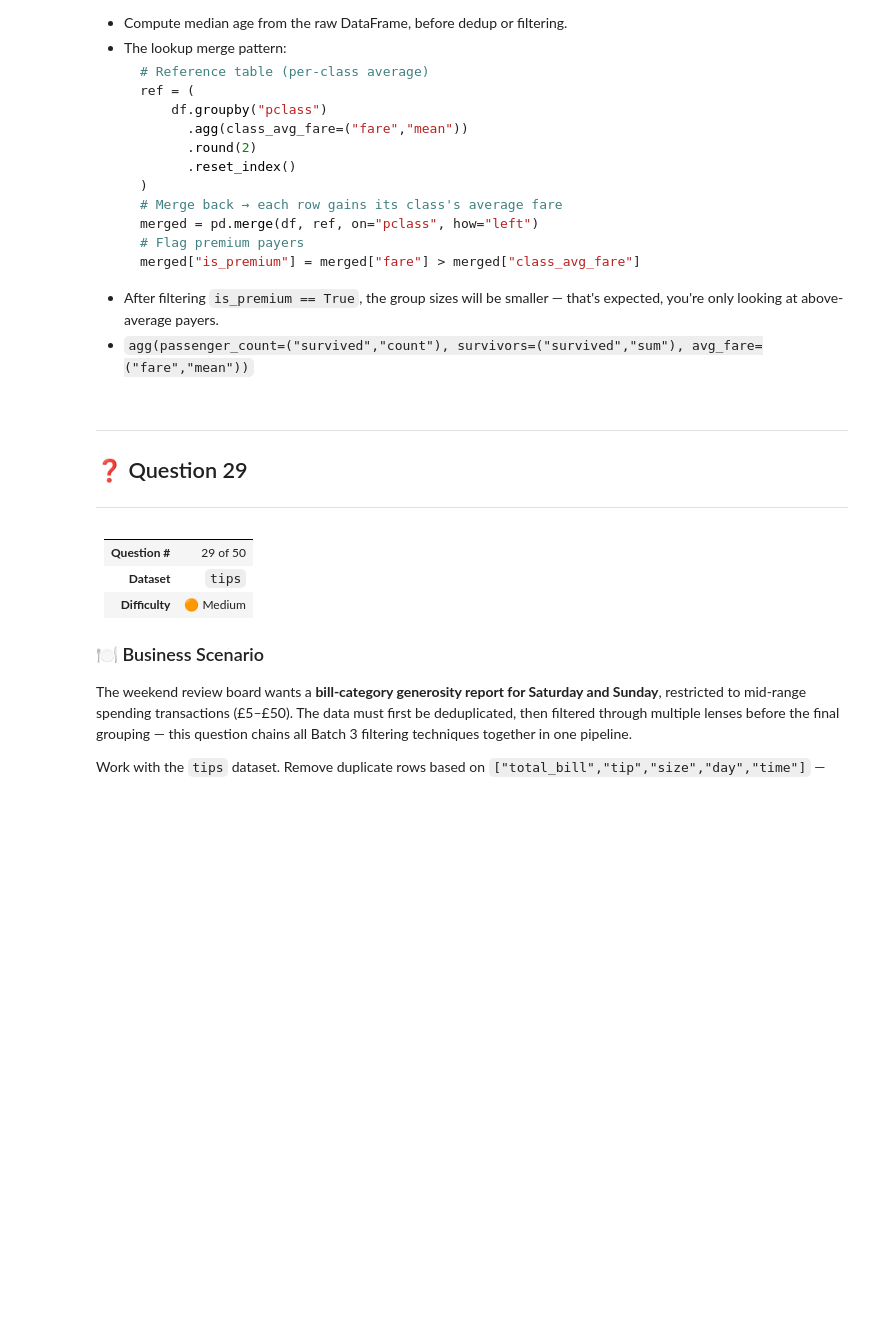
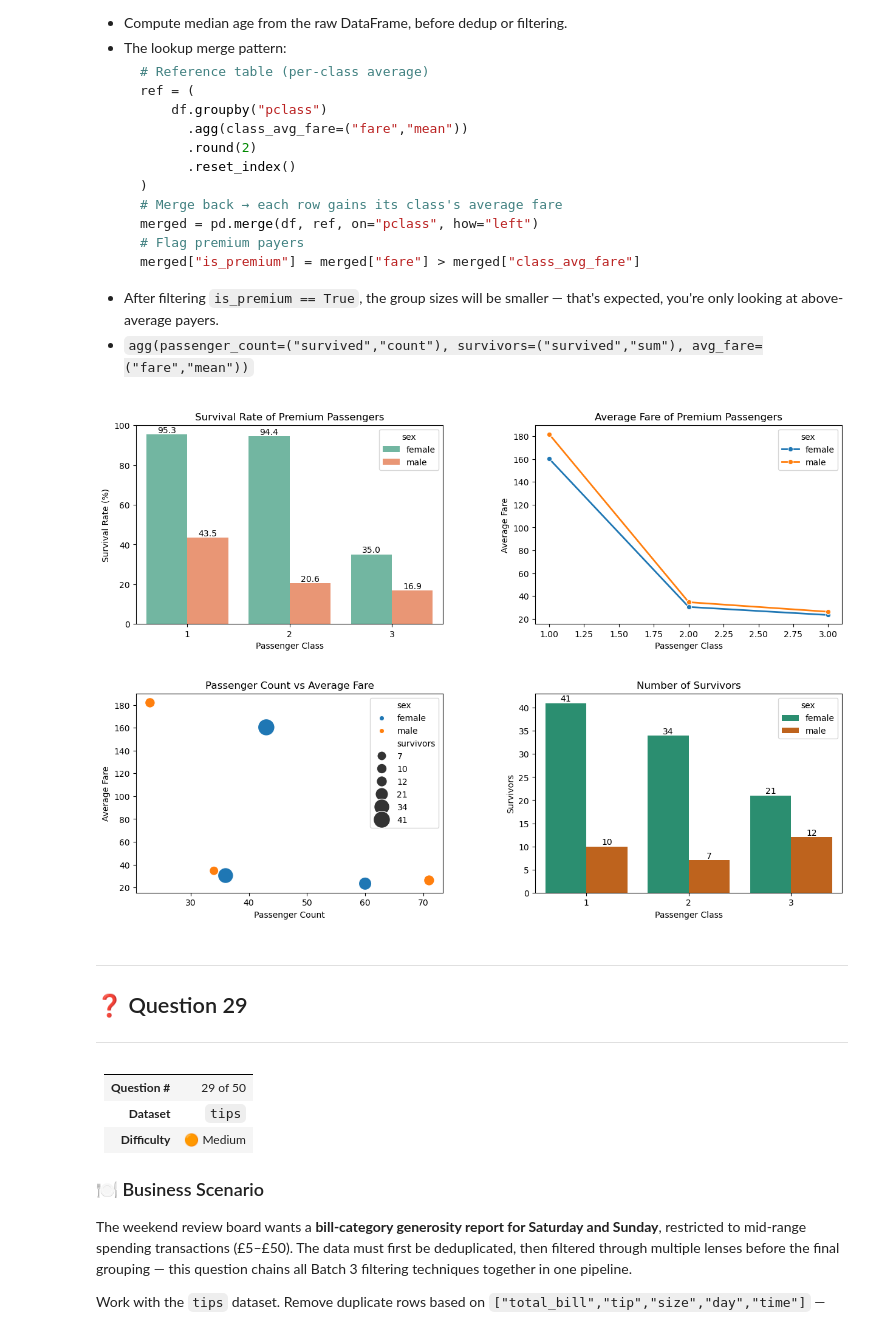
Before and after one commit to abhishekkatewaofficial-lab/Machine-Learning, a Jupyter notebook: Notes/Pandas/4. Practice/Pandas_Practice_Series_Notebook_02.ipynb, the cells around one changed output. Saved outputs shown, nothing was run; the diff lists cells and outputs as text; code cells hidden in the pictures; folded sections open; blank space fills up the shorter version.

```diff
--- a/Notes/Pandas/4. Practice/Pandas_Practice_Series_Notebook_02.ipynb
+++ b/Notes/Pandas/4. Practice/Pandas_Practice_Series_Notebook_02.ipynb
@@ -5090,6 +5417,87 @@ drop_duplicates (multi-col)  +  str.strip+lower  +  str.strip+upper  +  fillna (
 - `agg(passenger_count=("survived","count"), survivors=("survived","sum"), avg_fare=("fare","mean"))`
 
 </details>
+# %%
+fig, ax = plt.subplots(
+    2, 2,
+    figsize=(15, 10)
+)
+
+# 1. Survival Rate
+sns.barplot(
+    data=titan,
+    x='pclass',
+    y='survival_rate_pct',
+    hue='sex',
+    palette='Set2',
+    ax=ax[0,0]
+)
+
+ax[0,0].set_title('Survival Rate of Premium Passengers')
+ax[0,0].set_xlabel('Passenger Class')
+ax[0,0].set_ylabel('Survival Rate (%)')
+
+for container in ax[0,0].containers:
+    ax[0,0].bar_label(container, fmt='%.1f')
+
+
+# 2. Average Fare
+sns.lineplot(
+    data=titan,
+    x='pclass',
+    y='avg_fare',
+    hue='sex',
+    marker='o',
+    linewidth=2,
+    ax=ax[0,1]
+)
+
+ax[0,1].set_title('Average Fare of Premium Passengers')
+ax[0,1].set_xlabel('Passenger Class')
+ax[0,1].set_ylabel('Average Fare')
+
+
+# 3. Passenger Count
+sns.scatterplot(
+    data=titan,
+    x='passenger_count',
+    y='avg_fare',
+    hue='sex',
+    size='survivors',
+    sizes=(120, 400),
+    ax=ax[1,0]
+)
+
+ax[1,0].set_title('Passenger Count vs Average Fare')
+ax[1,0].set_xlabel('Passenger Count')
+ax[1,0].set_ylabel('Average Fare')
+
+
+# 4. Survivors
+sns.barplot(
+    data=titan,
+    x='pclass',
+    y='survivors',
+    hue='sex',
+    palette='Dark2',
+    ax=ax[1,1]
+)
+
+ax[1,1].set_title('Number of Survivors')
+ax[1,1].set_xlabel('Passenger Class')
+ax[1,1].set_ylabel('Survivors')
+
+for container in ax[1,1].containers:
+    ax[1,1].bar_label(container)
+
+plt.subplots_adjust(
+    hspace=0.35,
+    wspace=0.30
+)
+
+plt.show()
+# %% [output]
+[figure, added]
 # %% [markdown]
 ---
 
```
Also changed, not shown: parts of 18 cells of this notebook, 4 other files.
